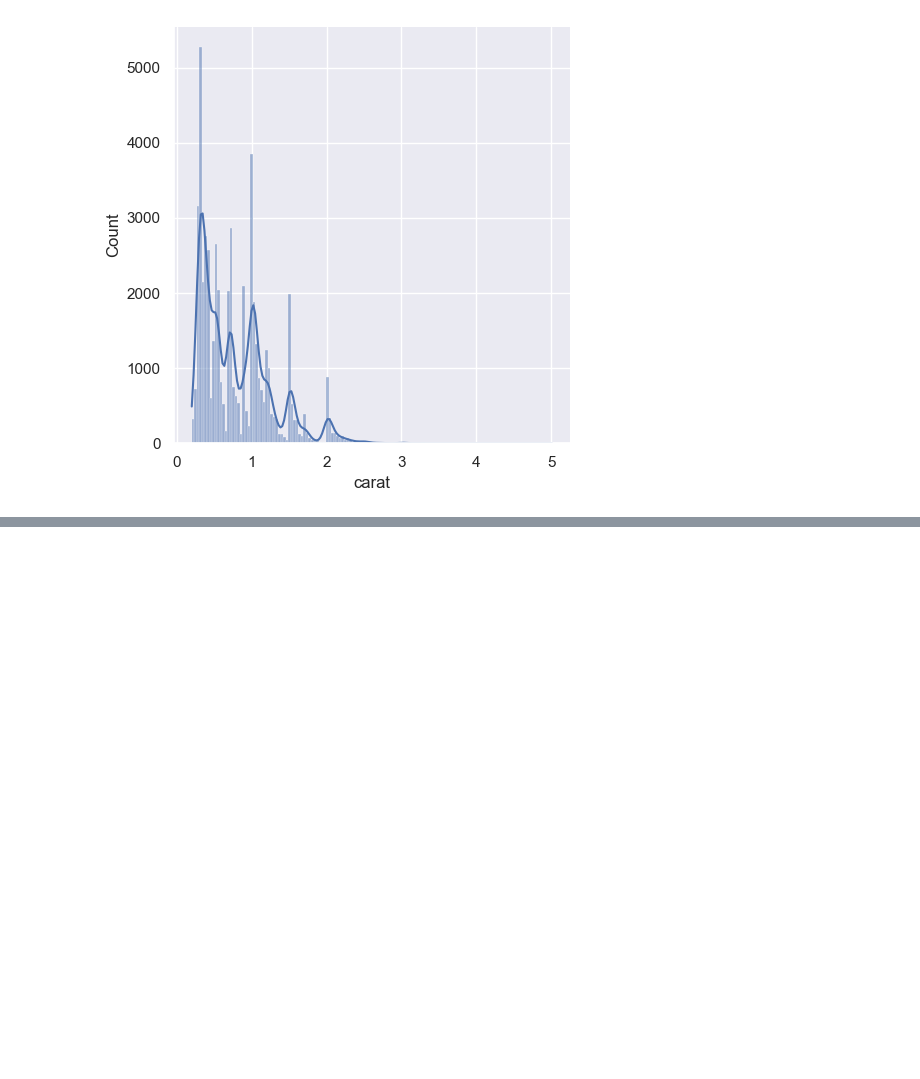
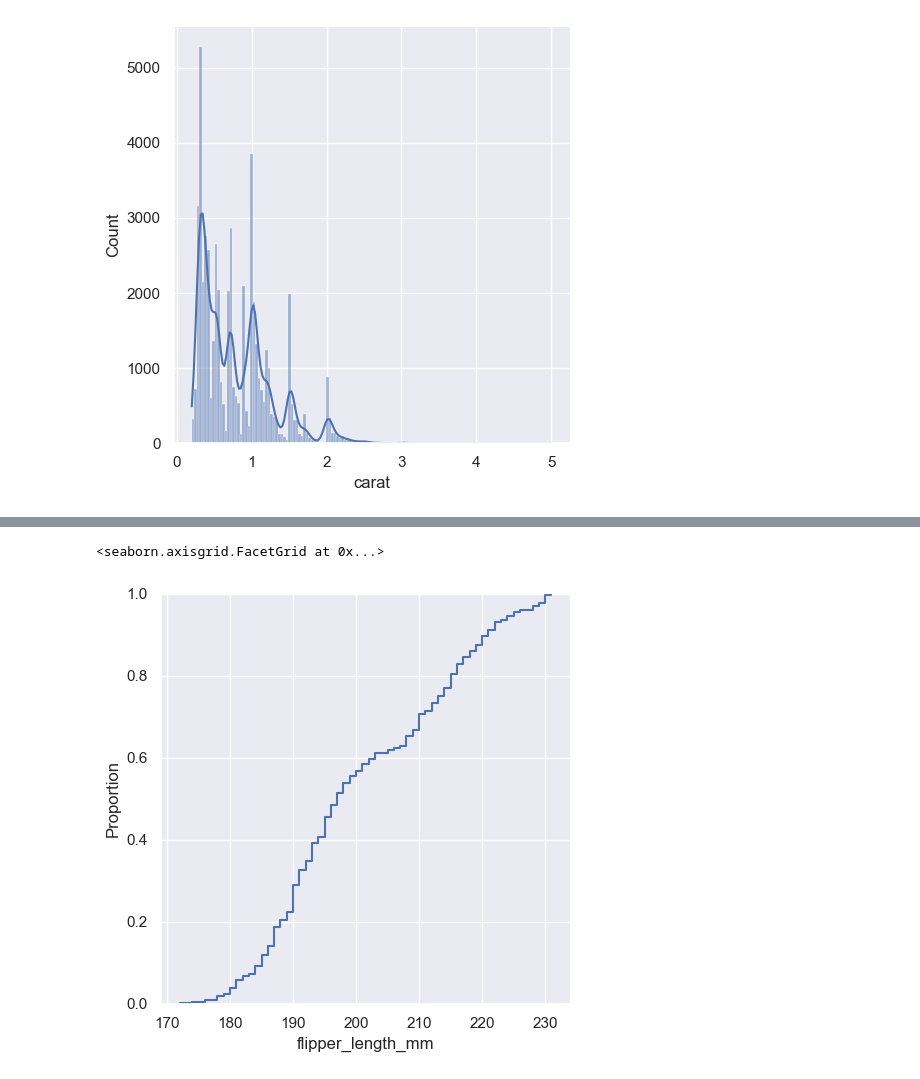
Before and after one commit to jhwn533/Pallet-Town, a Jupyter notebook: Seaborn_Tutorial/Visualizing statistical relationships.ipynb, the cells around one changed output, grey strips where cells are left out. Saved outputs shown, nothing was run; the diff lists cells and outputs as text; code cells hidden in the pictures; blank space fills up the shorter version.

Commit message:
Add code Visualizing statistical relationships.ipynb

```diff
--- a/Seaborn_Tutorial/Visualizing statistical relationships.ipynb
+++ b/Seaborn_Tutorial/Visualizing statistical relationships.ipynb
@@ -575,0 +575,5 @@ sns.displot(diamonds, x="carat", kde=True)
+# %%
+sns.displot(penguins, x="flipper_length_mm", kind="ecdf")
+# %% [output]
+<seaborn.axisgrid.FacetGrid at 0x...>
+[figure, added]
```
Also changed, not shown: parts of 12 cells of this notebook.
